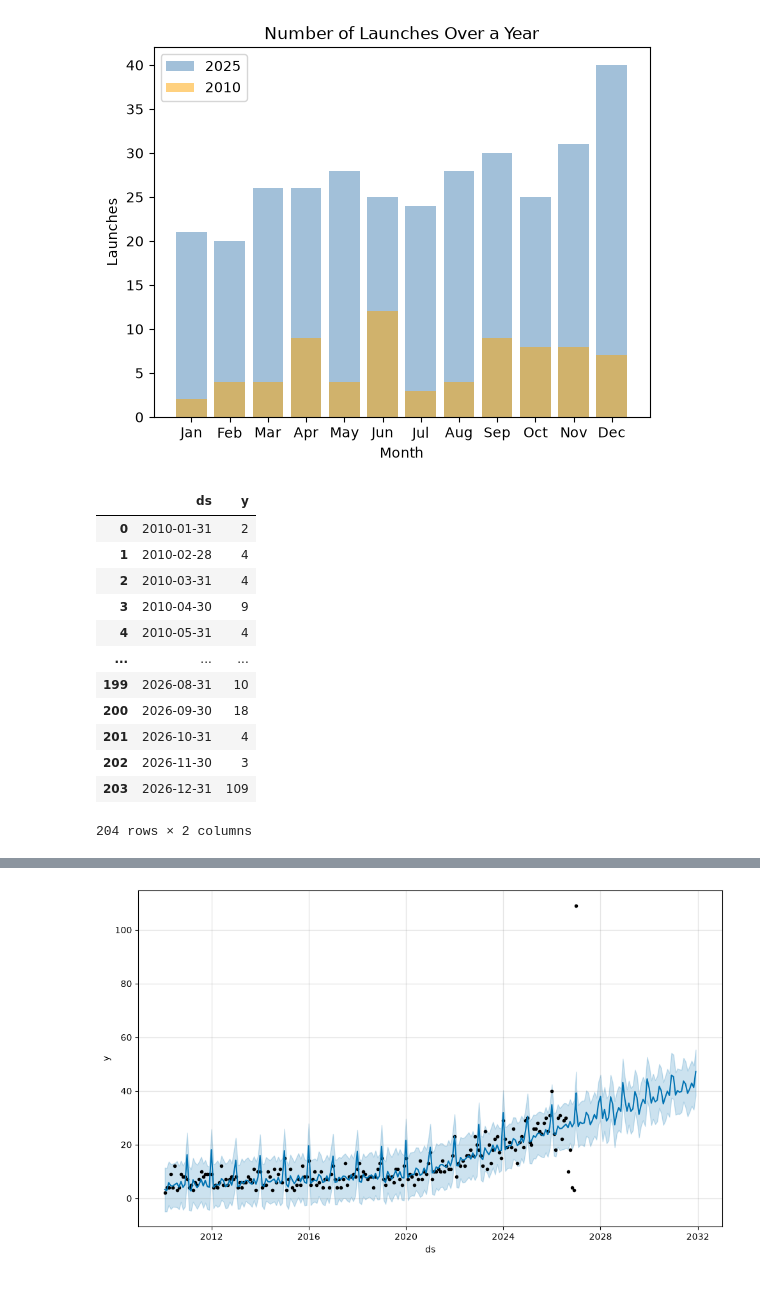
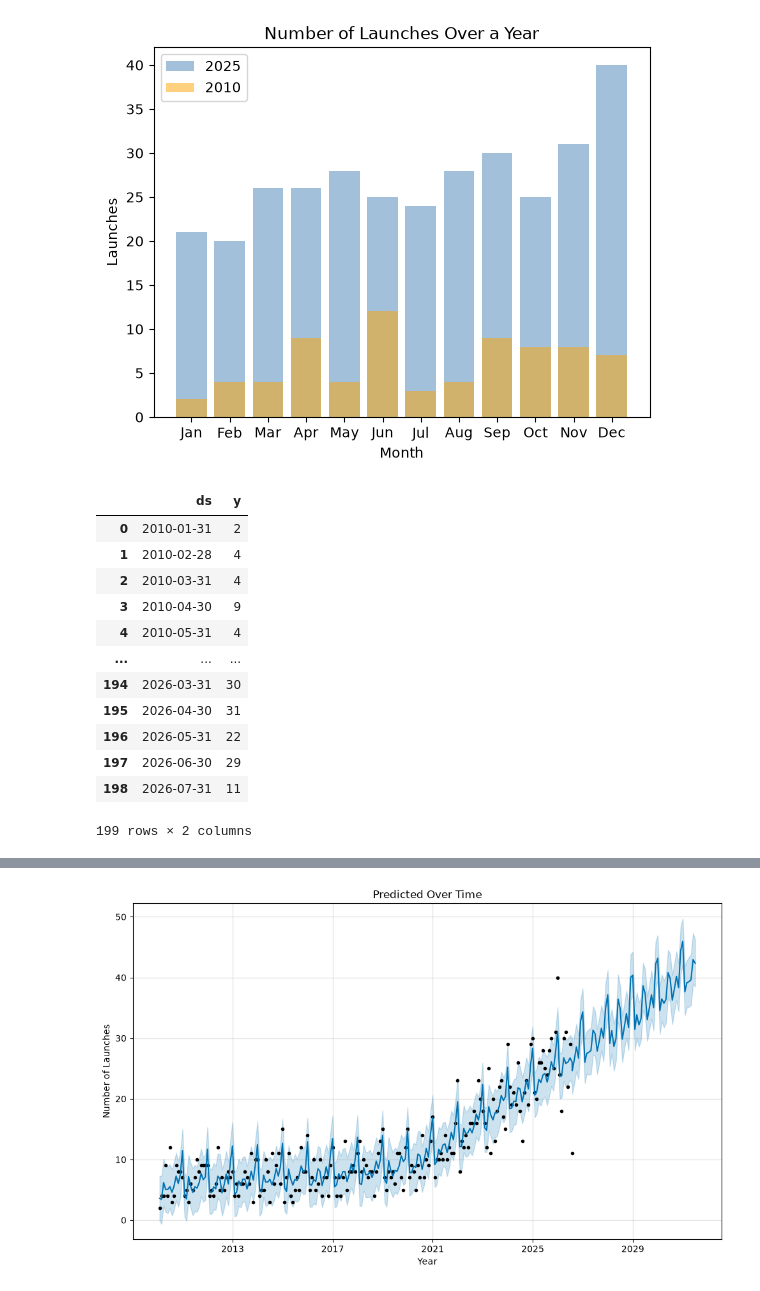
Before and after one commit to kurathemonster/launches, a Jupyter notebook: notebooks/time_series.ipynb, the cells around one changed output, grey strips where cells are left out. Drawn from its saved outputs; the diff is of its cells as text; code cells hidden in the pictures.

Commit message:
clean up time series analysis

```diff
--- a/notebooks/time_series.ipynb
+++ b/notebooks/time_series.ipynb
@@ -18,4 +15,12 @@ df['launch_datetime'] = pd.to_datetime(df['launch_datetime'], errors='coerce')
 df['launch_window_start'] = pd.to_datetime(df['launch_window_start'], errors='coerce')
 df['launch_window_end'] = pd.to_datetime(df['launch_window_end'], errors='coerce')
 # %%
-df
+# Separating current and future launches
+
+planned_launches = df[
+    df['status'].isin(["To Be Confirmed", "To Be Determined", "Go for Launch"])
+].copy()
+
+df = df[
+    ~df['status'].isin(["To Be Confirmed", "To Be Determined", "Go for Launch"])
+].copy()
@@ -129,12 +170,12 @@ df_prophet
 | 3 | 2010-04-30 | 9 |
 | 4 | 2010-05-31 | 4 |
 | ... | ... | ... |
-| 199 | 2026-08-31 | 10 |
-| 200 | 2026-09-30 | 18 |
-| 201 | 2026-10-31 | 4 |
-| 202 | 2026-11-30 | 3 |
-| 203 | 2026-12-31 | 109 |
+| 194 | 2026-03-31 | 30 |
+| 195 | 2026-04-30 | 31 |
+| 196 | 2026-05-31 | 22 |
+| 197 | 2026-06-30 | 29 |
+| 198 | 2026-07-31 | 11 |
-204 rows × 2 columns
+199 rows × 2 columns
 # %%
 from prophet import Prophet
 
@@ -144,5 +185,8 @@ future = model.make_future_dataframe(periods=60, freq="MS")
 forecast = model.predict(future)
 
 fig = model.plot(forecast)
+plt.ylabel('Number of Launches')
+plt.xlabel('Year')
+plt.title('Predicted Over Time')
 plt.show()
 # %% [output]
@@ -151 +195 @@ plt.show()
-[figure, old version]
+[figure, new version]
```
Also changed, not shown: parts of 11 cells of this notebook, 1 other file.
